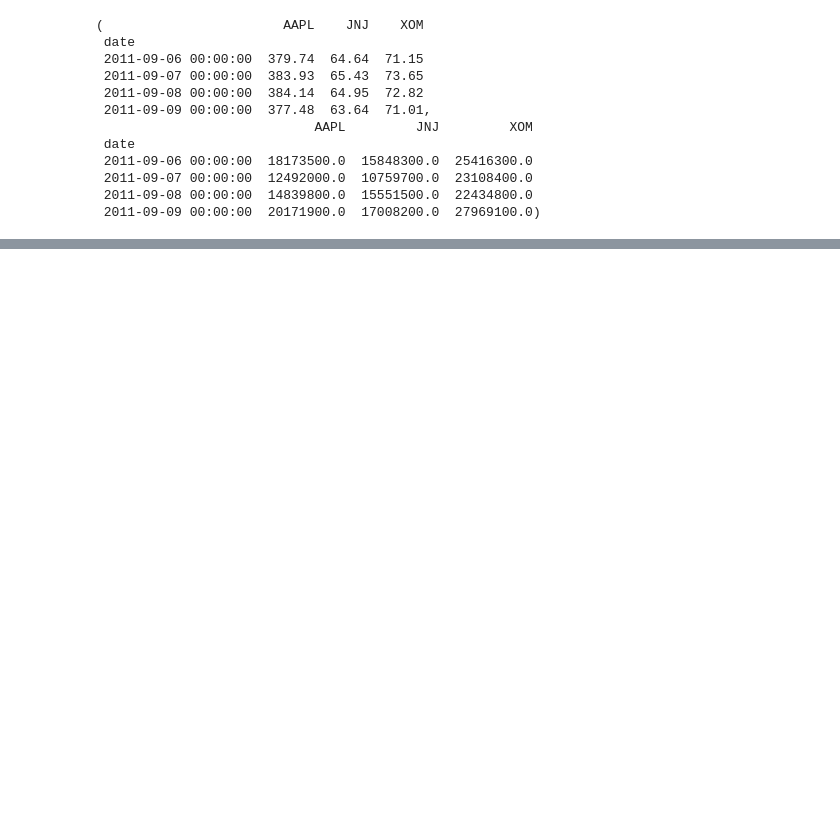
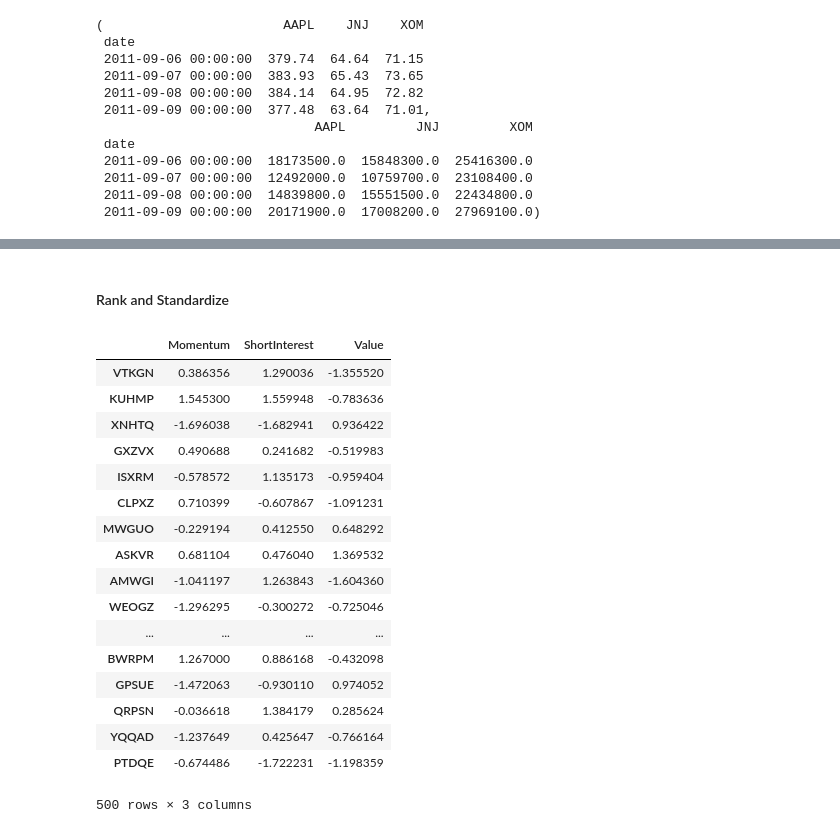
Before and after one commit to luxor42/python-learning, a Jupyter notebook: PythonForDataAnalysis/Python for Data Analysis - Chapter 11 - Financial and Economic Data Applications.ipynb, the cells around one changed output, grey strips where cells are left out. Saved outputs shown, nothing was run; the diff lists cells and outputs as text; code cells hidden in the pictures; blank space fills up the shorter version.

```diff
--- a/PythonForDataAnalysis/Python for Data Analysis - Chapter 11 - Financial and Economic Data Applications.ipynb
+++ b/PythonForDataAnalysis/Python for Data Analysis - Chapter 11 - Financial and Economic Data Applications.ipynb
@@ -58,0 +624,26 @@ prices.align(volume, join = 'inner')
+# %% [markdown]
+#### Rank and Standardize
+# %%
+# Industry rank and standardize
+# "Rank the row and then find its zscore -- i.e relative return of each stock by each strategy"
+_ = by_industry.apply(lambda x: zscore(x.rank()))
+_
+# %% [output]
+|  | Momentum | ShortInterest | Value |
+| VTKGN | 0.386356 | 1.290036 | -1.355520 |
+| KUHMP | 1.545300 | 1.559948 | -0.783636 |
+| XNHTQ | -1.696038 | -1.682941 | 0.936422 |
+| GXZVX | 0.490688 | 0.241682 | -0.519983 |
+| ISXRM | -0.578572 | 1.135173 | -0.959404 |
+| CLPXZ | 0.710399 | -0.607867 | -1.091231 |
+| MWGUO | -0.229194 | 0.412550 | 0.648292 |
+| ASKVR | 0.681104 | 0.476040 | 1.369532 |
+| AMWGI | -1.041197 | 1.263843 | -1.604360 |
+| WEOGZ | -1.296295 | -0.300272 | -0.725046 |
+| ... | ... | ... | ... |
+| BWRPM | 1.267000 | 0.886168 | -0.432098 |
+| GPSUE | -1.472063 | -0.930110 | 0.974052 |
+| QRPSN | -0.036618 | 1.384179 | 0.285624 |
+| YQQAD | -1.237649 | 0.425647 | -0.766164 |
+| PTDQE | -0.674486 | -1.722231 | -1.198359 |
+500 rows × 3 columns
```
Also changed, not shown: parts of 50 cells of this notebook.
